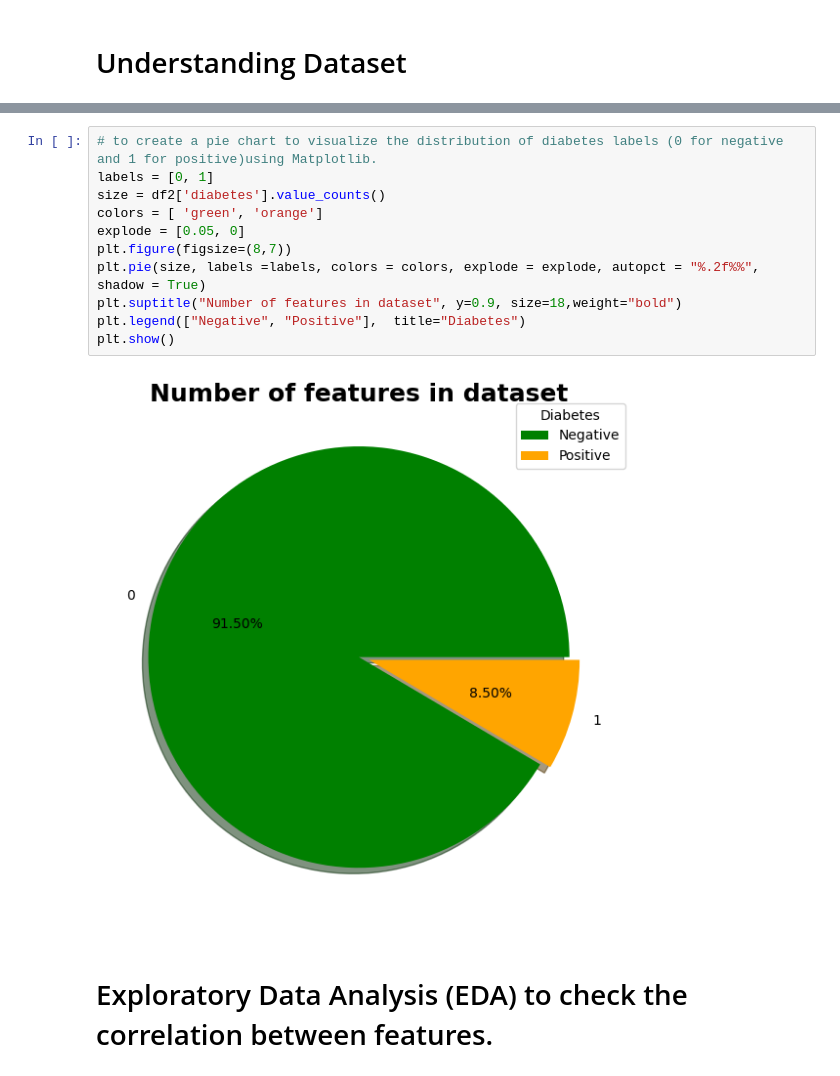
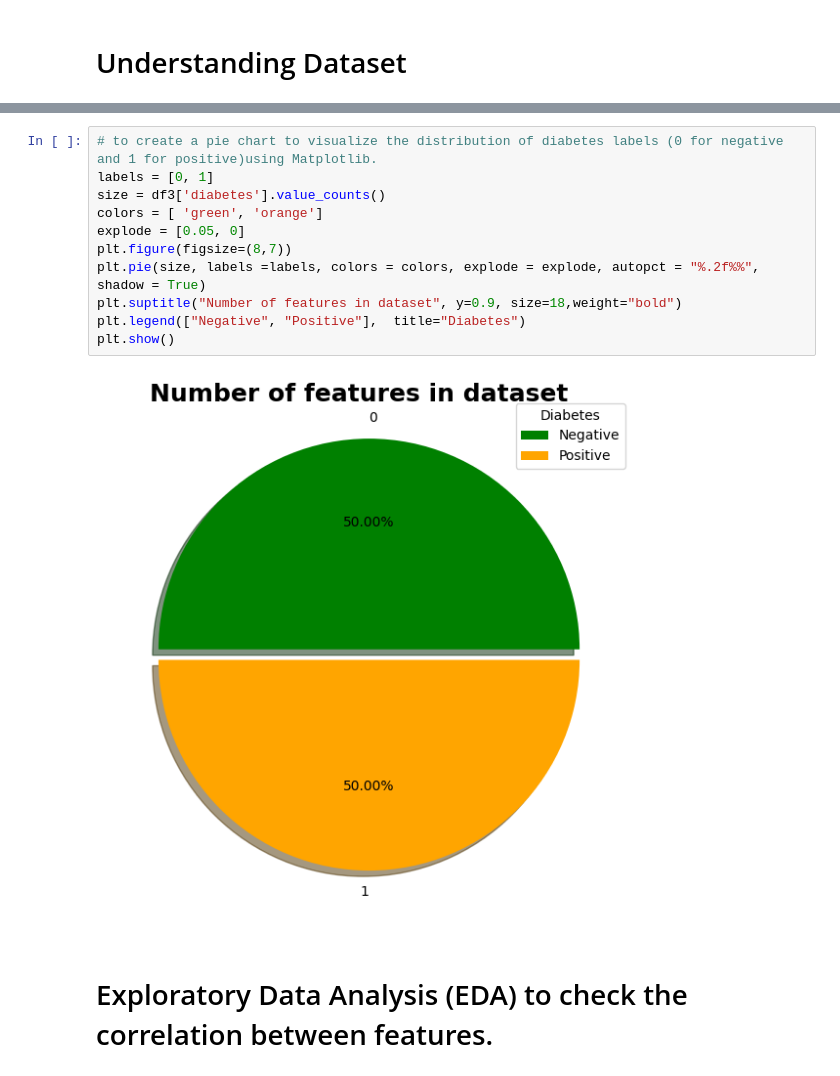
Before and after one commit to PrathamKumar125/Diabetes_Prediction_model, a Jupyter notebook: Diabetes Prediction Model.ipynb, the cells around one changed output, grey strips where cells are left out. Drawn from its saved outputs; the diff is of its cells as text.

```diff
--- a/Diabetes Prediction Model.ipynb
+++ b/Diabetes Prediction Model.ipynb
@@ -234,16 +279,16 @@ plt.legend(["Male", "Female" , "Others"],  loc ="upper right")
 # %%
 # to create a pie chart to visualize the distribution of diabetes labels (0 for negative and 1 for positive)using Matplotlib.
 labels = [0, 1]
-size = df2['diabetes'].value_counts()
+size = df3['diabetes'].value_counts()
 colors = [ 'green', 'orange']
 explode = [0.05, 0]
 plt.figure(figsize=(8,7))
 plt.pie(size, labels =labels, colors = colors, explode = explode, autopct = "%.2f%%", shadow = True)
 plt.suptitle("Number of features in dataset", y=0.9, size=18,weight="bold")
 plt.legend(["Negative", "Positive"],  title="Diabetes")
 plt.show()
 # %% [output]
-[figure, old version]
+[figure, new version]
 # %% [markdown]
 # Exploratory Data Analysis (EDA) to check the correlation between features.
 # %%
```
Also changed, not shown: parts of 36 cells of this notebook.
